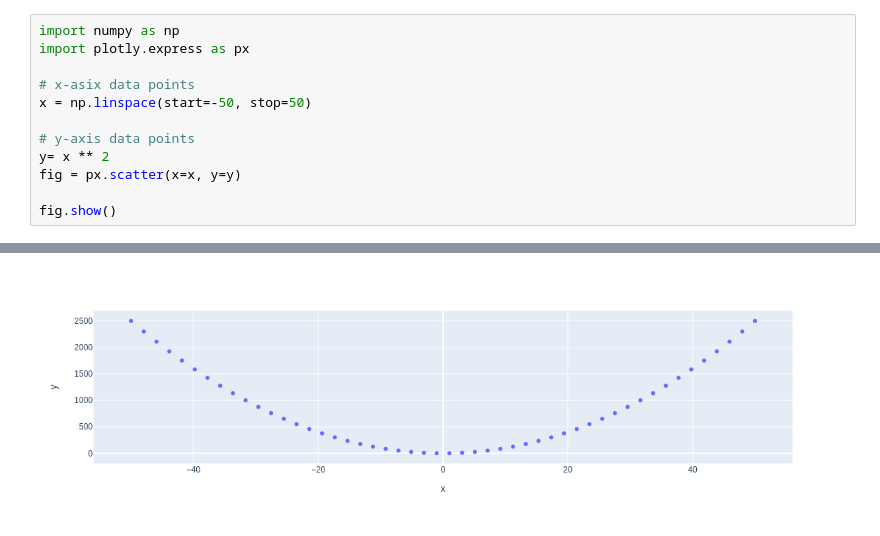
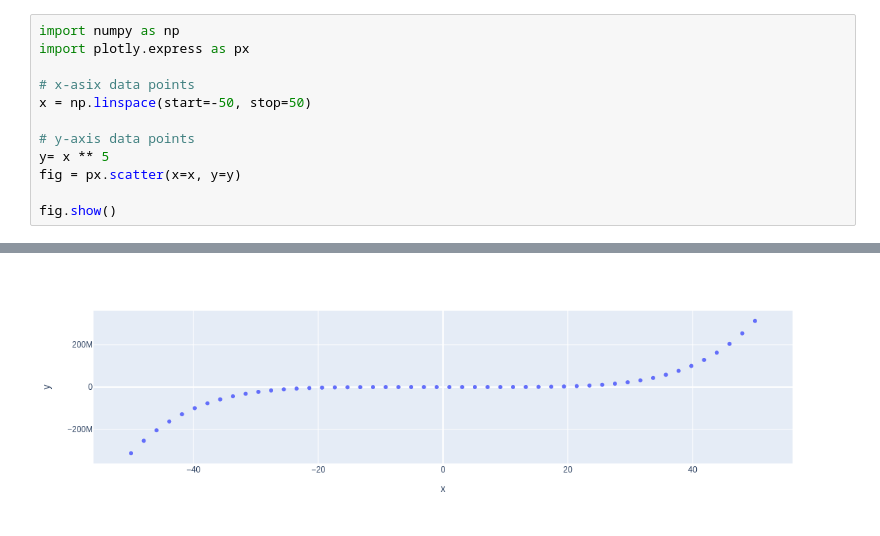
Before and after one commit to skraft-redhat/my-notebooks-repo, a Jupyter notebook: experiment1.ipynb, the cells around one changed output, grey strips where cells are left out. Saved outputs shown, nothing was run; the diff lists cells and outputs as text.

```diff
--- a/experiment1.ipynb
+++ b/experiment1.ipynb
@@ -6,7 +6,7 @@ import plotly.express as px
 x = np.linspace(start=-50, stop=50)
 
 # y-axis data points
-y= x ** 2
+y= x ** 5
 fig = px.scatter(x=x, y=y)
 
 fig.show()
@@ -15 +14 @@ fig.show()
-[figure, old version]
+[figure, new version]
```
Also changed, not shown: parts of 1 cell of this notebook.
